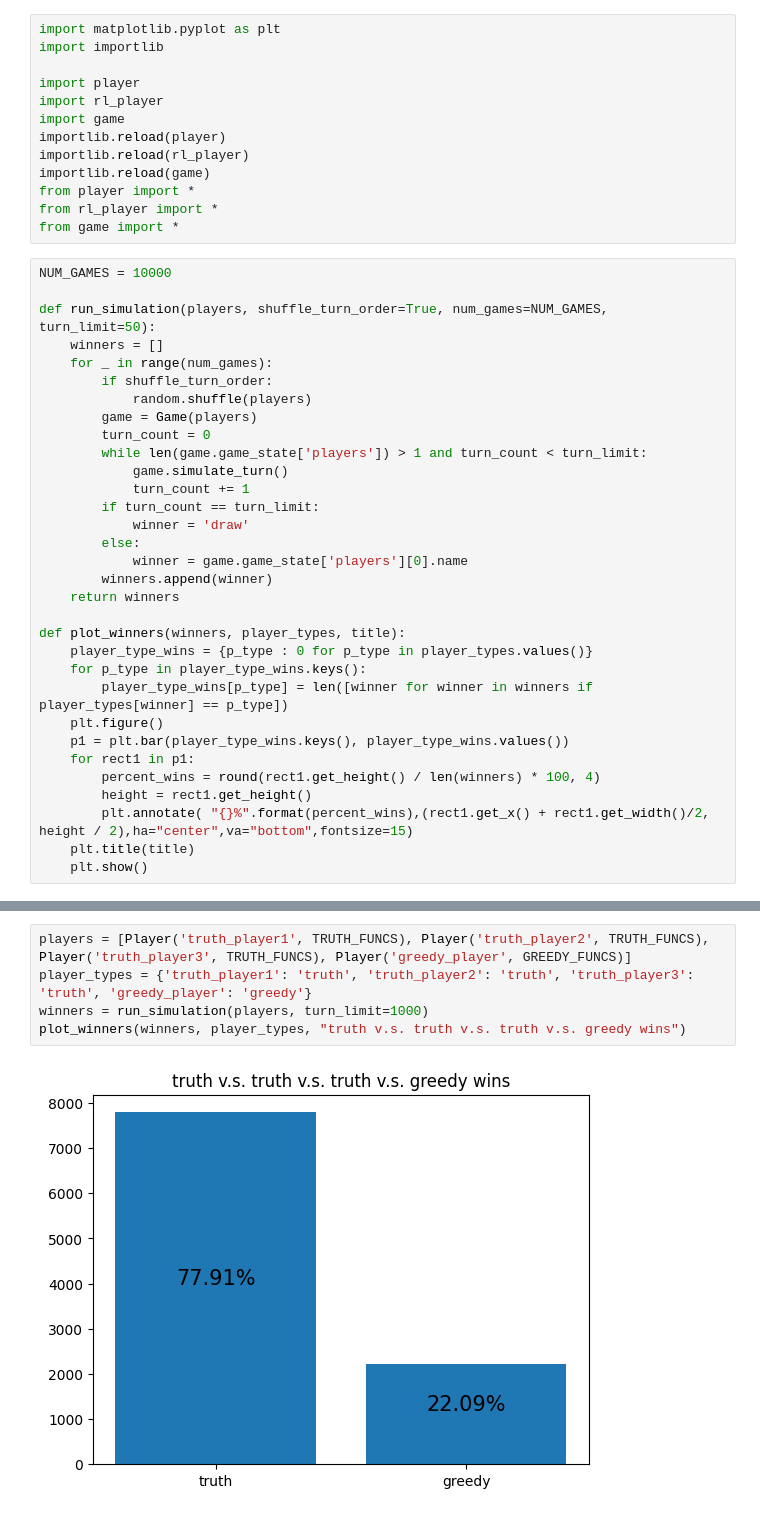
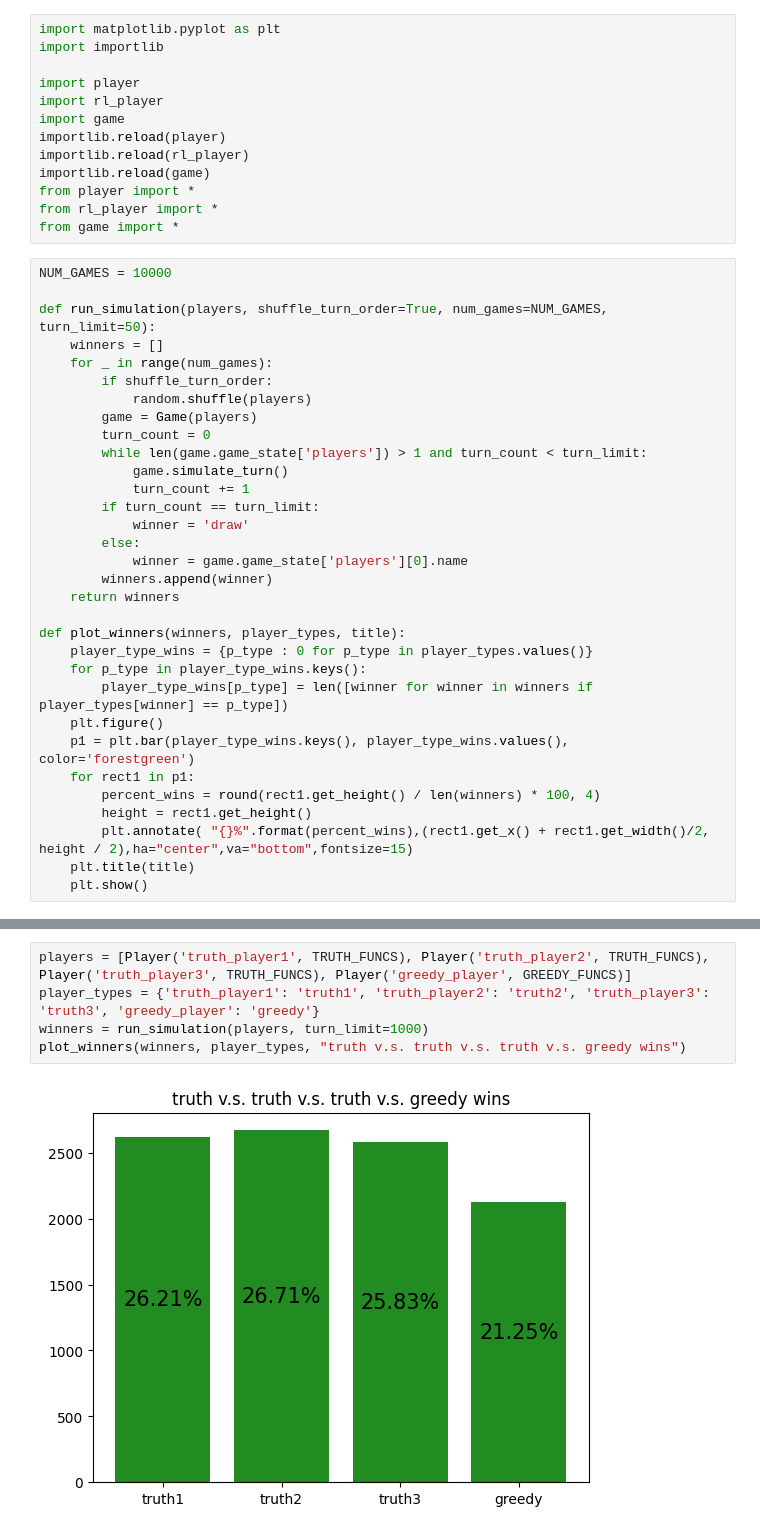
Before and after one commit to riensou/coup, a Jupyter notebook: simulate.ipynb, the cells around one changed output, grey strips where cells are left out. Cells and saved outputs as stored; diff of their text form.

```diff
--- a/simulate.ipynb
+++ b/simulate.ipynb
@@ -36,7 +36,7 @@ def plot_winners(winners, player_types, title):
     for p_type in player_type_wins.keys():
         player_type_wins[p_type] = len([winner for winner in winners if player_types[winner] == p_type])
     plt.figure()
-    p1 = plt.bar(player_type_wins.keys(), player_type_wins.values())
+    p1 = plt.bar(player_type_wins.keys(), player_type_wins.values(), color='forestgreen')
     for rect1 in p1:
         percent_wins = round(rect1.get_height() / len(winners) * 100, 4)
         height = rect1.get_height()
@@ -102,10 +102,10 @@ plot_winners(winners, player_types, "truth v.s. truth v.s. greedy v.s. greedy wi
 # %%
 players = [Player('truth_player1', TRUTH_FUNCS), Player('truth_player2', TRUTH_FUNCS), Player('truth_player3', TRUTH_FUNCS), Player('greedy_player', GREEDY_FUNCS)]
-player_types = {'truth_player1': 'truth', 'truth_player2': 'truth', 'truth_player3': 'truth', 'greedy_player': 'greedy'}
+player_types = {'truth_player1': 'truth1', 'truth_player2': 'truth2', 'truth_player3': 'truth3', 'greedy_player': 'greedy'}
 winners = run_simulation(players, turn_limit=1000)
 plot_winners(winners, player_types, "truth v.s. truth v.s. truth v.s. greedy wins")
 # %% [output]
-[figure, old version]
+[figure, new version]
 # %%
 players = [Player('random_player', RANDOM_FUNCS), Player('income_player', INCOME_FUNCS)]
 player_types = {'random_player': 'random', 'income_player': 'income'}
```
Also changed, not shown: parts of 23 cells of this notebook, 10 other files.
